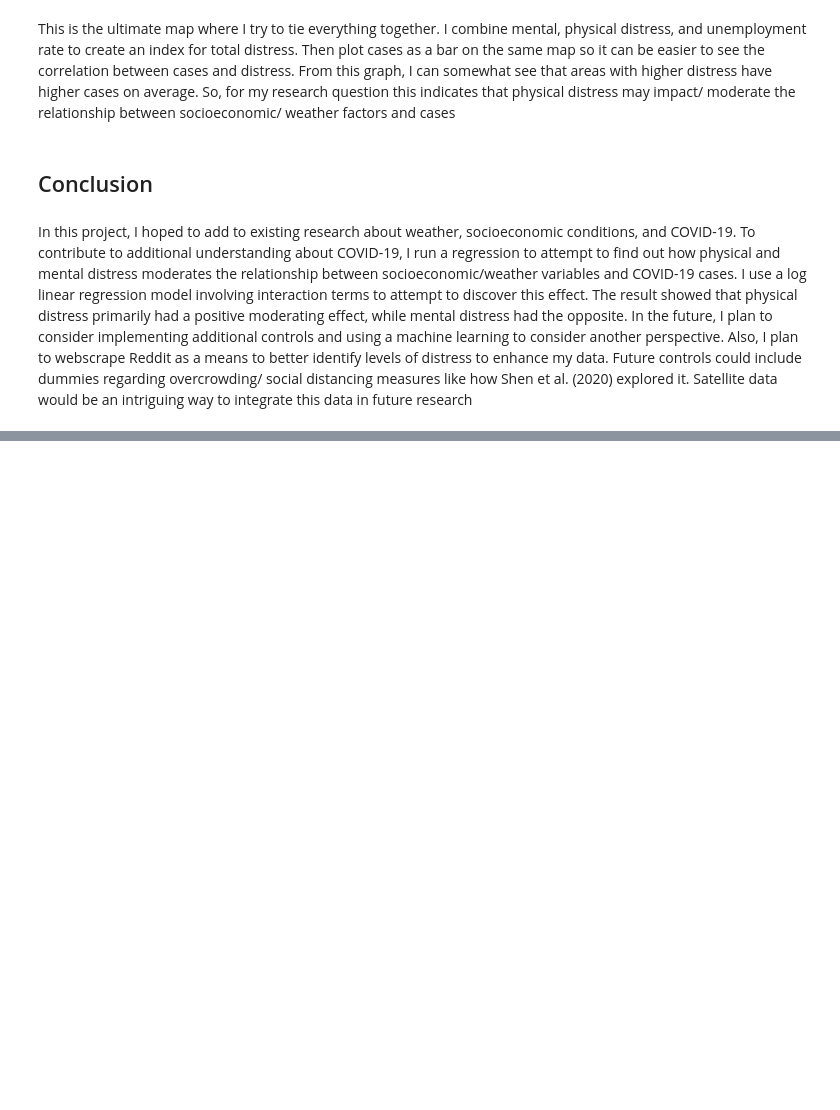
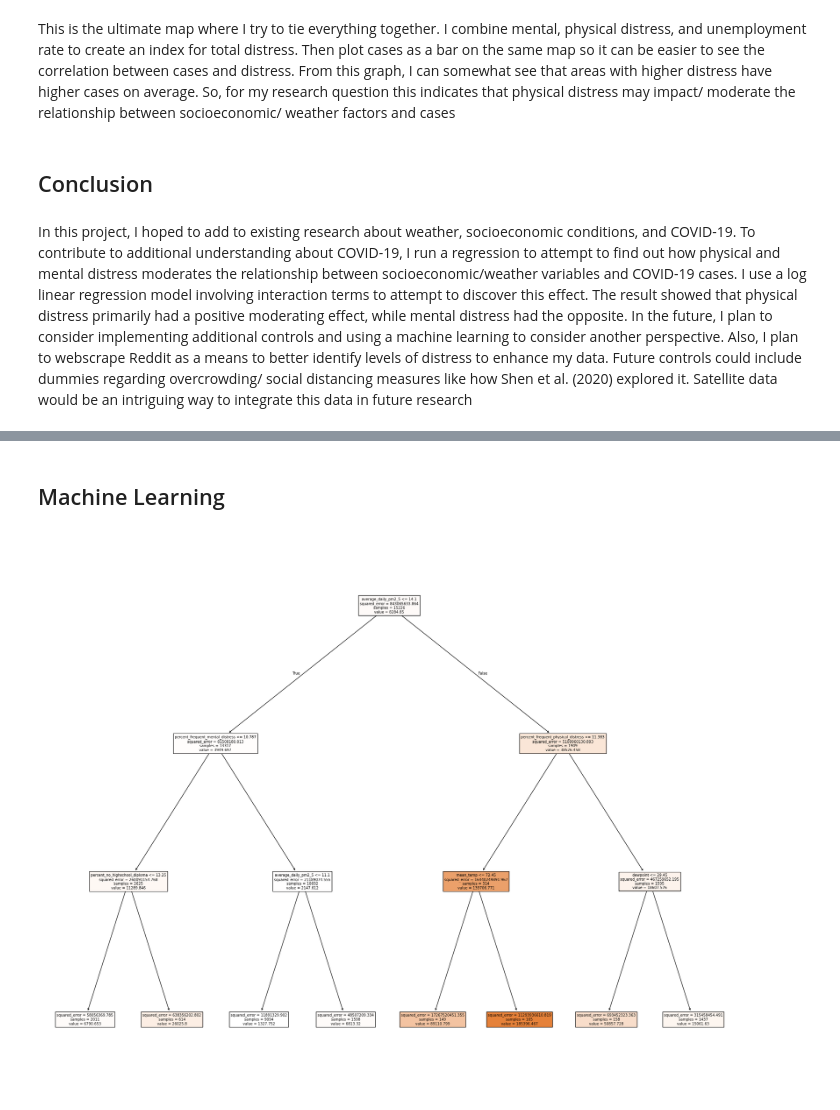
Before and after one commit to r-lee1888/eco225-project-code-r-lee1888, a Jupyter notebook: Code/Project1Code.ipynb, the cells around one changed output, grey strips where cells are left out. Cells and saved outputs as stored; diff of their text form; code cells hidden in the pictures; blank space fills up the shorter version.

Commit message:
machine learning start

```diff
--- a/Code/Project1Code.ipynb
+++ b/Code/Project1Code.ipynb
@@ -823,0 +828,20 @@ print(wordCount)
+# %% [markdown]
+## Machine Learning
+# %%
+from sklearn import tree
+
+X = covid_health_weather[['mean_temp', 'dewpoint', 'wind_speed', 'percent_frequent_physical_distress', 'percent_frequent_mental_distress', 'percent_no_highschool_diploma', 'average_daily_pm2_5', 'unemployment_rate_2020', 'high_school_graduation_rate', 'percent_limited_access_to_healthy_foods', 'personal_income_capita_2020', 'real_gdp_per_capita_2020']]
+y = covid_health_weather['cases']
+
+# Drop rows where y contains NaN values
+X = X[y.notna()]
+y = y[y.notna()]
+
+cases_tree = tree.DecisionTreeRegressor(max_depth=3).fit(X, y)
+
+# Plot the decision tree
+cases_fig = plt.figure(figsize=(25, 20))
+cases_fig = tree.plot_tree(cases_tree, feature_names=X.columns, filled=True)
+plt.show()
+# %% [output]
+[figure, added]
```
Also changed, not shown: parts of 7 cells of this notebook.
